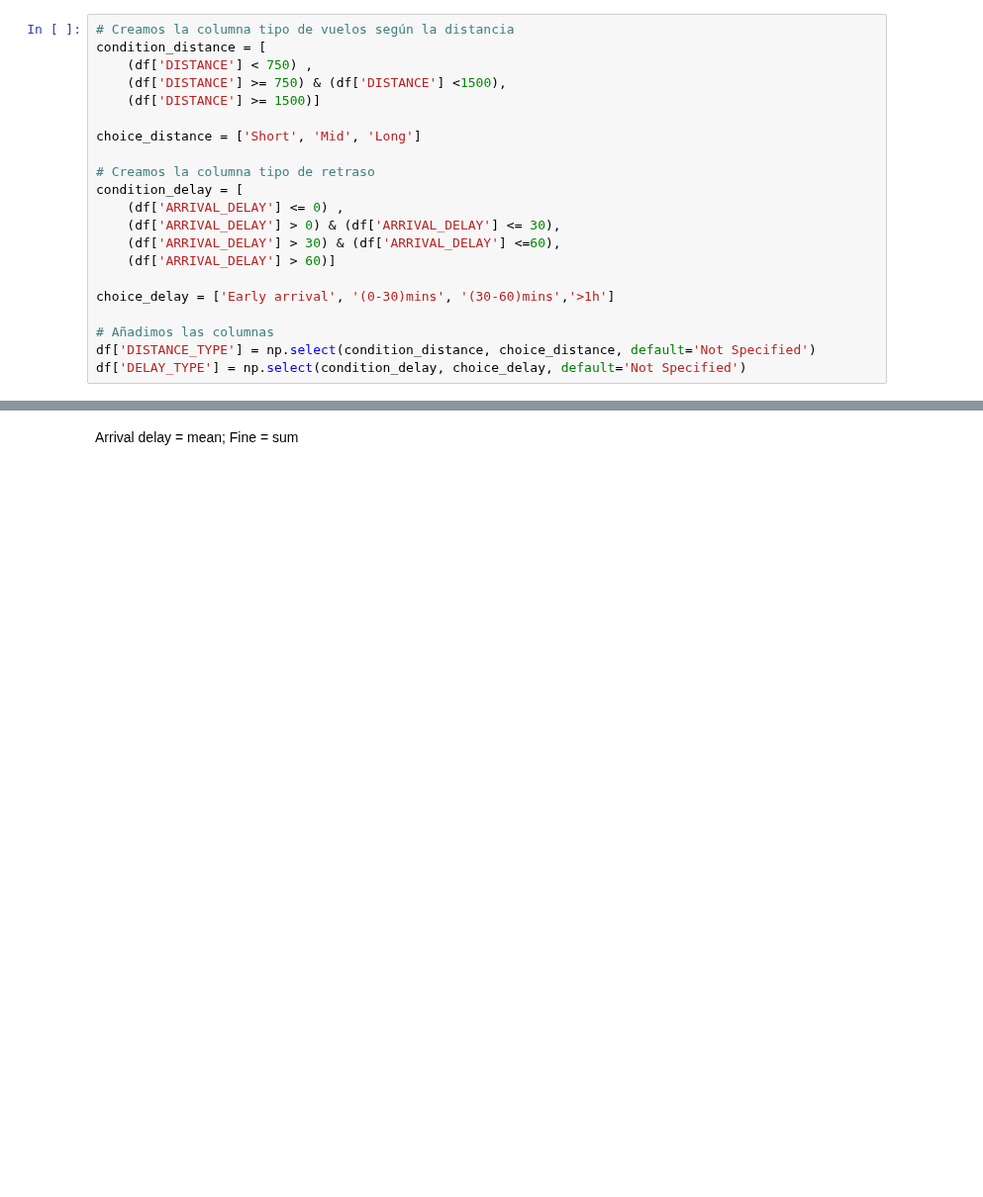
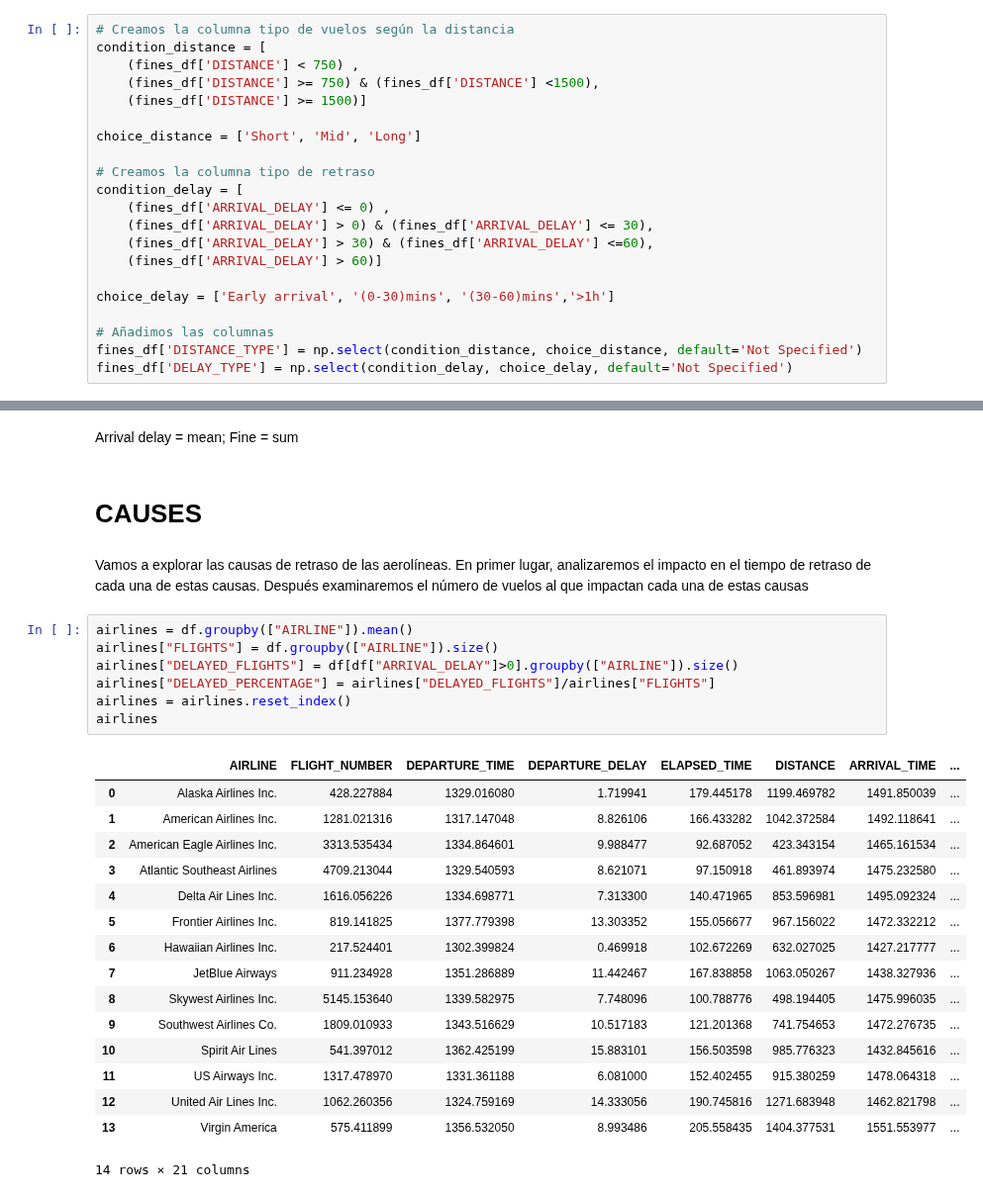
Before and after one commit to inesgfortis/Aircraft_Delays_Analysis, a Jupyter notebook: AirlinesAnalysis/FineAnalysis.ipynb, the cells around one changed output, grey strips where cells are left out. Shown at 99% size. Cells and saved outputs as stored; diff of their text form; blank space fills up the shorter version.

```diff
--- a/AirlinesAnalysis/FineAnalysis.ipynb
+++ b/AirlinesAnalysis/FineAnalysis.ipynb
@@ -69,23 +81,23 @@ A continuación creamos una serie de variables relacionadas con las rutas y las
 # %%
 # Creamos la columna tipo de vuelos según la distancia
 condition_distance = [
-    (df['DISTANCE'] < 750) ,
-    (df['DISTANCE'] >= 750) & (df['DISTANCE'] <1500),
-    (df['DISTANCE'] >= 1500)]
+    (fines_df['DISTANCE'] < 750) ,
+    (fines_df['DISTANCE'] >= 750) & (fines_df['DISTANCE'] <1500),
+    (fines_df['DISTANCE'] >= 1500)]
 
 choice_distance = ['Short', 'Mid', 'Long']
 
 # Creamos la columna tipo de retraso
 condition_delay = [
-    (df['ARRIVAL_DELAY'] <= 0) ,
-    (df['ARRIVAL_DELAY'] > 0) & (df['ARRIVAL_DELAY'] <= 30),
-    (df['ARRIVAL_DELAY'] > 30) & (df['ARRIVAL_DELAY'] <=60),
-    (df['ARRIVAL_DELAY'] > 60)]
+    (fines_df['ARRIVAL_DELAY'] <= 0) ,
+    (fines_df['ARRIVAL_DELAY'] > 0) & (fines_df['ARRIVAL_DELAY'] <= 30),
+    (fines_df['ARRIVAL_DELAY'] > 30) & (fines_df['ARRIVAL_DELAY'] <=60),
+    (fines_df['ARRIVAL_DELAY'] > 60)]
 
 choice_delay = ['Early arrival', '(0-30)mins', '(30-60)mins','>1h']
 
 # Añadimos las columnas
-df['DISTANCE_TYPE'] = np.select(condition_distance, choice_distance, default='Not Specified')
-df['DELAY_TYPE'] = np.select(condition_delay, choice_delay, default='Not Specified')
+fines_df['DISTANCE_TYPE'] = np.select(condition_distance, choice_distance, default='Not Specified')
+fines_df['DELAY_TYPE'] = np.select(condition_delay, choice_delay, default='Not Specified')
 # %%
 # Agrupamos por aerolineas la info de los retrasos
@@ -324,3 +365,31 @@ fig.show()
 # fig.show()
 # %% [markdown]
 Arrival delay = mean; Fine = sum
+# %% [markdown]
+# CAUSES
+# %% [markdown]
+Vamos a explorar las causas de retraso de las aerolíneas. En primer lugar, analizaremos el impacto en el tiempo de retraso de cada una de estas causas. Después examinaremos el número de vuelos al que impactan cada una de estas causas
+# %%
+airlines = df.groupby(["AIRLINE"]).mean()
+airlines["FLIGHTS"] = df.groupby(["AIRLINE"]).size()
+airlines["DELAYED_FLIGHTS"] = df[df["ARRIVAL_DELAY"]>0].groupby(["AIRLINE"]).size()
+airlines["DELAYED_PERCENTAGE"] = airlines["DELAYED_FLIGHTS"]/airlines["FLIGHTS"]
+airlines = airlines.reset_index()
+airlines
+# %% [output]
+|  | AIRLINE | FLIGHT_NUMBER | DEPARTURE_TIME | DEPARTURE_DELAY | ELAPSED_TIME | DISTANCE | ARRIVAL_TIME | ... |
+| 0 | Alaska Airlines Inc. | 428.227884 | 1329.016080 | 1.719941 | 179.445178 | 1199.469782 | 1491.850039 | ... |
+| 1 | American Airlines Inc. | 1281.021316 | 1317.147048 | 8.826106 | 166.433282 | 1042.372584 | 1492.118641 | ... |
+| 2 | American Eagle Airlines Inc. | 3313.535434 | 1334.864601 | 9.988477 | 92.687052 | 423.343154 | 1465.161534 | ... |
+| 3 | Atlantic Southeast Airlines | 4709.213044 | 1329.540593 | 8.621071 | 97.150918 | 461.893974 | 1475.232580 | ... |
+| 4 | Delta Air Lines Inc. | 1616.056226 | 1334.698771 | 7.313300 | 140.471965 | 853.596981 | 1495.092324 | ... |
+| 5 | Frontier Airlines Inc. | 819.141825 | 1377.779398 | 13.303352 | 155.056677 | 967.156022 | 1472.332212 | ... |
+| 6 | Hawaiian Airlines Inc. | 217.524401 | 1302.399824 | 0.469918 | 102.672269 | 632.027025 | 1427.217777 | ... |
+| 7 | JetBlue Airways | 911.234928 | 1351.286889 | 11.442467 | 167.838858 | 1063.050267 | 1438.327936 | ... |
+| 8 | Skywest Airlines Inc. | 5145.153640 | 1339.582975 | 7.748096 | 100.788776 | 498.194405 | 1475.996035 | ... |
+| 9 | Southwest Airlines Co. | 1809.010933 | 1343.516629 | 10.517183 | 121.201368 | 741.754653 | 1472.276735 | ... |
+| 10 | Spirit Air Lines | 541.397012 | 1362.425199 | 15.883101 | 156.503598 | 985.776323 | 1432.845616 | ... |
+| 11 | US Airways Inc. | 1317.478970 | 1331.361188 | 6.081000 | 152.402455 | 915.380259 | 1478.064318 | ... |
+| 12 | United Air Lines Inc. | 1062.260356 | 1324.759169 | 14.333056 | 190.745816 | 1271.683948 | 1462.821798 | ... |
+| 13 | Virgin America | 575.411899 | 1356.532050 | 8.993486 | 205.558435 | 1404.377531 | 1551.553977 | ... |
+14 rows × 21 columns
```
Also changed, not shown: parts of 16 cells of this notebook, 1 other file.
